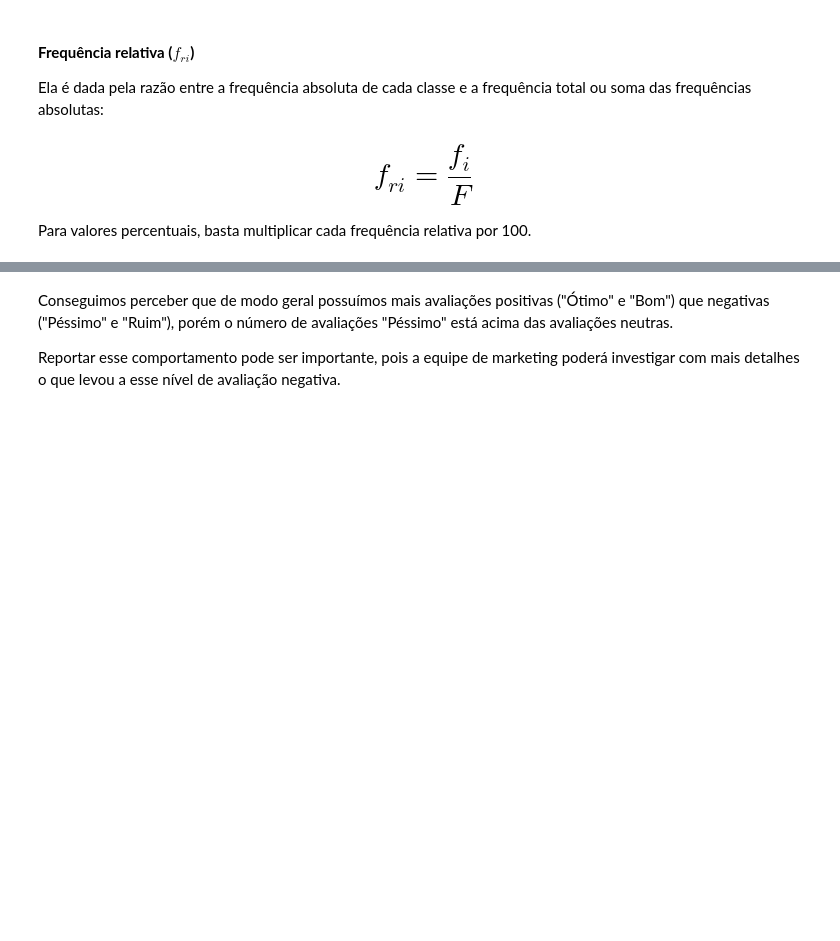
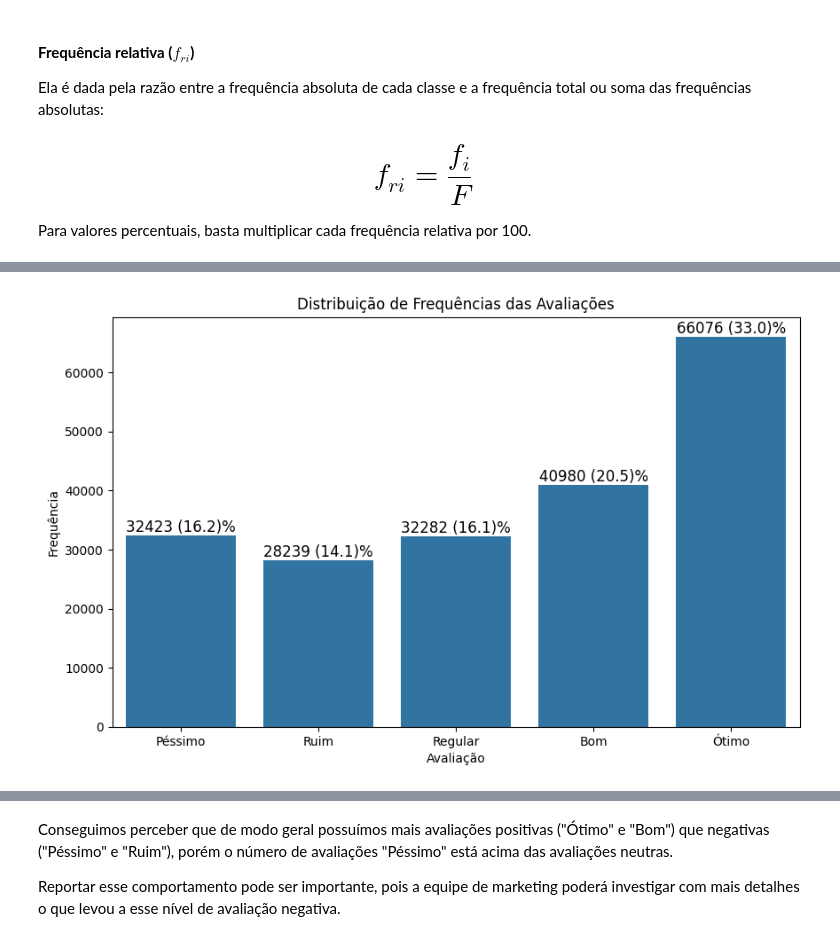
Before and after one commit to lggugs/python, a Jupyter notebook: python_frequencias_e_medidas.ipynb, the cells around one changed output, grey strips where cells are left out. Saved outputs shown, nothing was run; the diff lists cells and outputs as text; code cells hidden in the pictures; blank space fills up the shorter version.

Commit message:
Definir distribuição de frequência

```diff
--- a/python_frequencias_e_medidas.ipynb
+++ b/python_frequencias_e_medidas.ipynb
@@ -298,0 +305,8 @@ As avaliações são armazenadas em uma variável chamada `avaliacao_indicador`
+# %%
+freq_avaliacoes = (df.groupby('avaliacao_indicador', observed=False)
+.size()
+.reset_index(name='freq_absoluta')
+.sort_values(by='avaliacao_indicador', ascending=False)
+)
+
+freq_avaliacoes
@@ -304,3 +325,6 @@ Ela é dada pela razão entre a frequência absoluta de cada classe e a frequên
 # $$f_{ri} = \frac{f_i}{F}$$
 
 Para valores percentuais, basta multiplicar cada frequência relativa por 100.
+# %%
+freq_avaliacoes['freq_relativa'] = round( (freq_avaliacoes['freq_absoluta'] / freq_avaliacoes['freq_absoluta'].sum()) * 100, 1 )
+freq_avaliacoes
@@ -306,0 +338,3 @@ Para valores percentuais, basta multiplicar cada frequência relativa por 100.
+# %%
+# Renomear colunas do dataframe
+freq_avaliacoes.columns = ['Avaliação', 'Quantidade', 'Porcentagem (%)']
@@ -306,0 +352,16 @@ Para valores percentuais, basta multiplicar cada frequência relativa por 100.
+# %%
+plt.figure(figsize=(10, 6))
+sns.barplot(data=freq_avaliacoes, x='Avaliação', y='Quantidade')
+
+# Adicionar título e rótulos aos eixos
+plt.title('Distribuição de Frequências das Avaliações')
+plt.xlabel('Avaliação')
+plt.ylabel('Frequência')
+
+# Adicionar os rótulos com valores de frequência e porcentagem
+for index, row in freq_avaliacoes.iterrows():
+  plt.text(index, row['Quantidade'] + 0.1, f"{row['Quantidade']} ({row['Porcentagem (%)']:.1f})%", ha='center', va='bottom', fontsize=12)
+
+plt.show()
+# %% [output]
+[figure, added]
```
Also changed, not shown: parts of 13 cells of this notebook.
